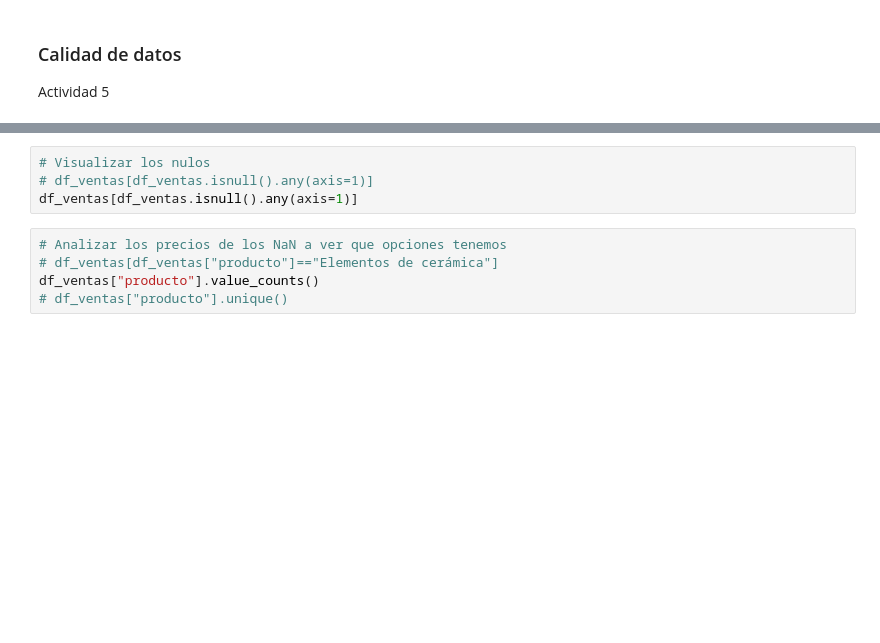
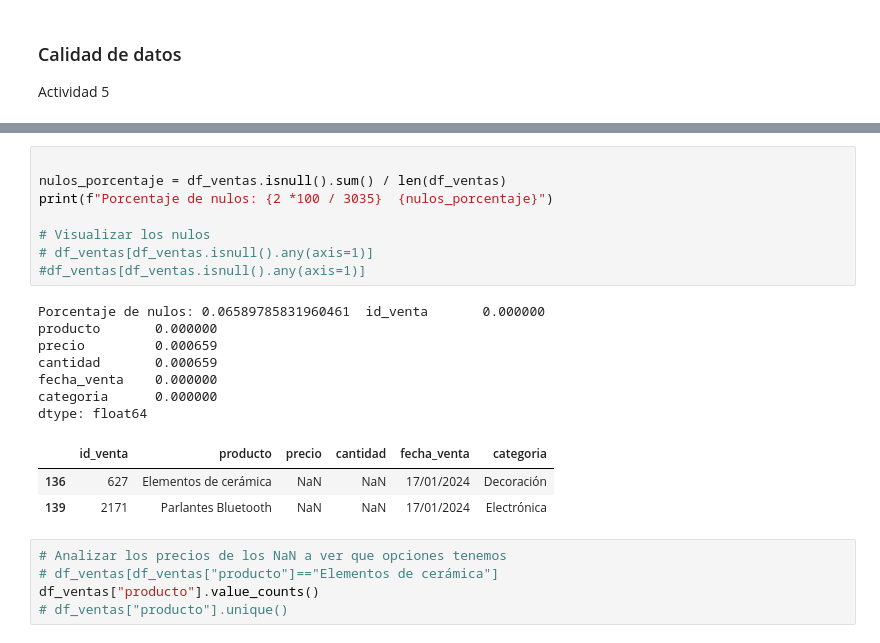
Before and after one commit to alex-degarate/TT-2C2025-Data-Analitycs-Notebooks, a Jupyter notebook: PreEntrega/Pre-entrega-alex.ipynb, the cells around one changed output, grey strips where cells are left out. Drawn from its saved outputs; the diff is of its cells as text; blank space fills up the shorter version.

```diff
--- a/PreEntrega/Pre-entrega-alex.ipynb
+++ b/PreEntrega/Pre-entrega-alex.ipynb
@@ -139,7 +187,22 @@ df_ventas.isnull().sum()
 # %%
+
+nulos_porcentaje = df_ventas.isnull().sum() / len(df_ventas)
+print(f"Porcentaje de nulos: {2 *100 / 3035}  {nulos_porcentaje}")
+
 # Visualizar los nulos
 # df_ventas[df_ventas.isnull().any(axis=1)]
-df_ventas[df_ventas.isnull().any(axis=1)]
+#df_ventas[df_ventas.isnull().any(axis=1)]
+# %% [output]
+Porcentaje de nulos: 0.06589785831960461  id_venta       0.000000
+producto       0.000000
+precio         0.000659
+cantidad       0.000659
+fecha_venta    0.000000
+categoria      0.000000
+dtype: float64
+|  | id_venta | producto | precio | cantidad | fecha_venta | categoria |
+| 136 | 627 | Elementos de cerámica | NaN | NaN | 17/01/2024 | Decoración |
+| 139 | 2171 | Parlantes Bluetooth | NaN | NaN | 17/01/2024 | Electrónica |
 # %%
 # Analizar los precios de los NaN a ver que opciones tenemos
 # df_ventas[df_ventas["producto"]=="Elementos de cerámica"]
```
Also changed, not shown: parts of 9 cells of this notebook.
